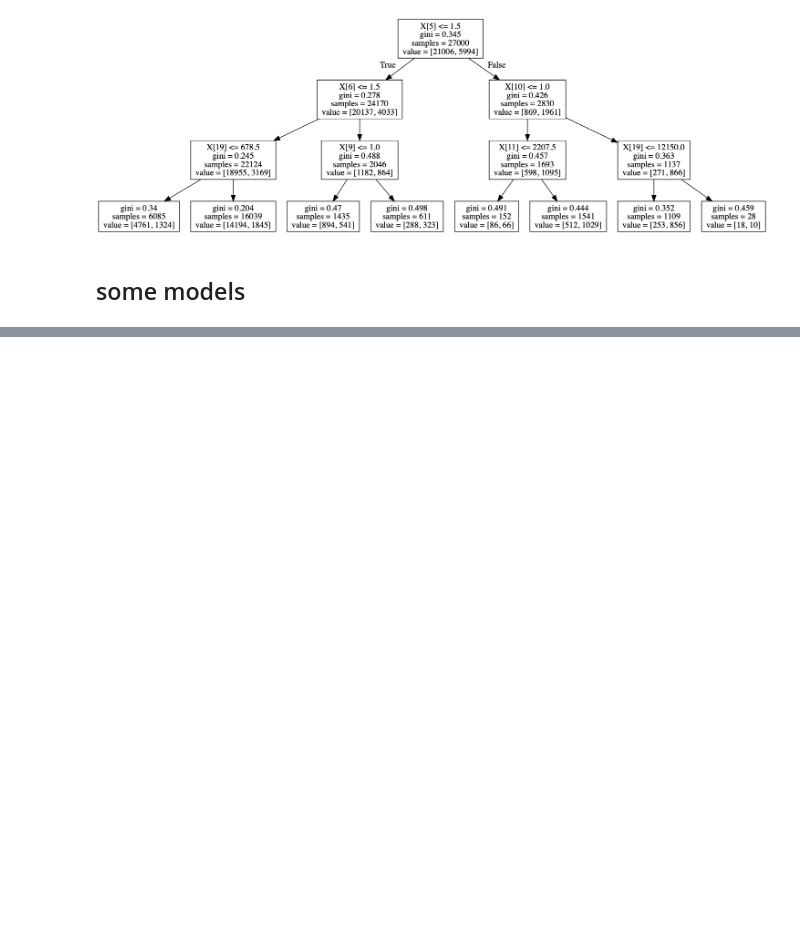
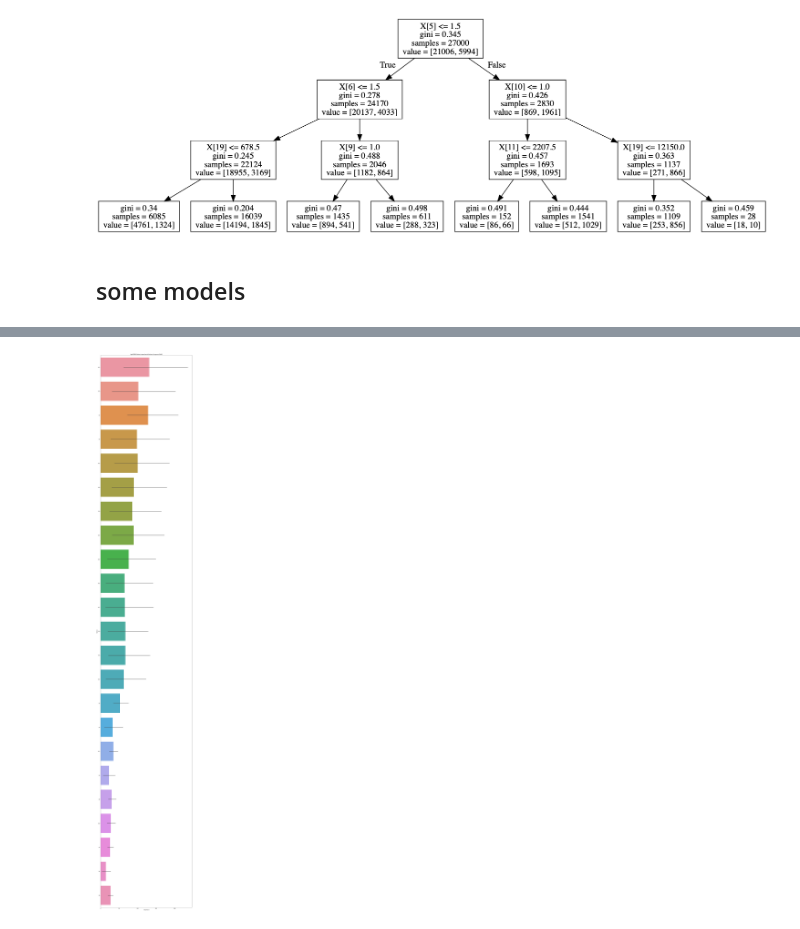
Before and after one commit to takuto0831/Credit_Card_Prob_Space, a Jupyter notebook: jn/exploratory_data_analysis.ipynb, the cells around one changed output, grey strips where cells are left out. Drawn from its saved outputs; the diff is of its cells as text; code cells hidden in the pictures; blank space fills up the shorter version.

```diff
--- a/jn/exploratory_data_analysis.ipynb
+++ b/jn/exploratory_data_analysis.ipynb
@@ -255,0 +306,5 @@ print(g_normal)
+# %%
+# create lightgbm importance display
+Process.display_importances(feature_importance, title="LightGBM feature importance")
+# %% [output]
+[figure, added]
```
Also changed, not shown: parts of 10 cells of this notebook, 1 other file.
